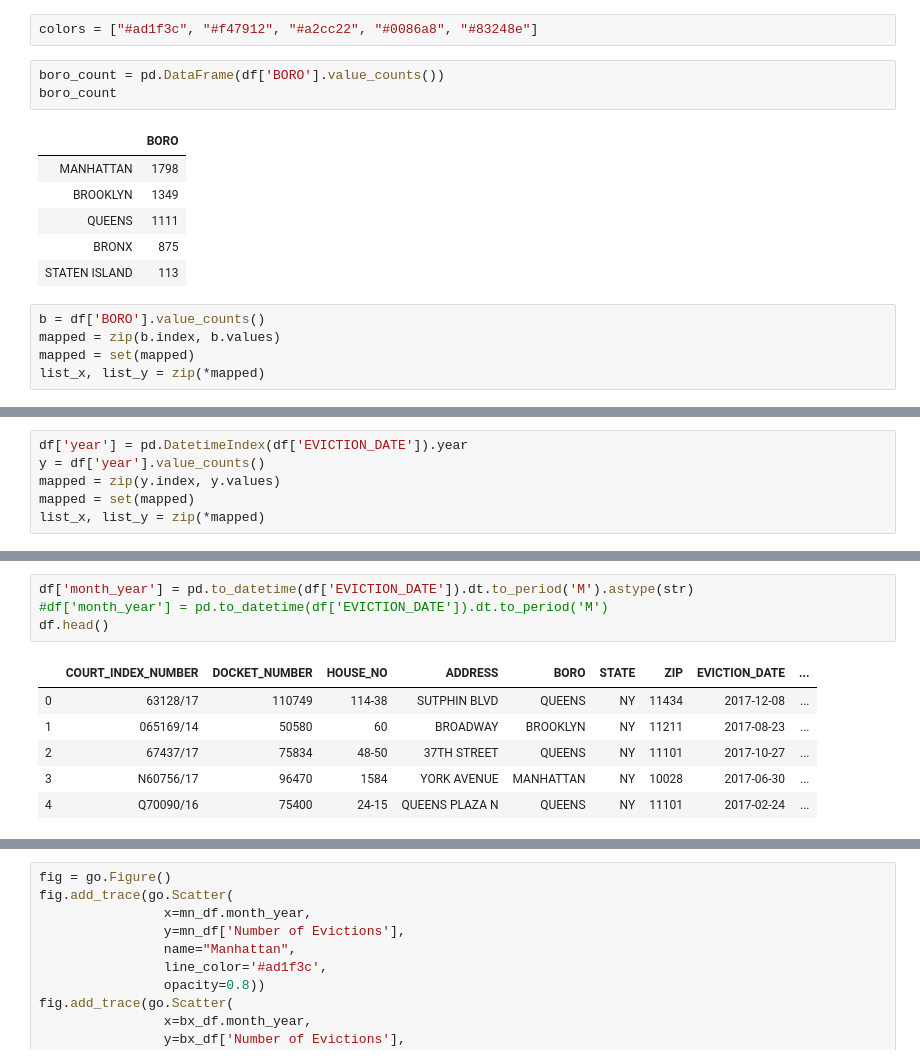
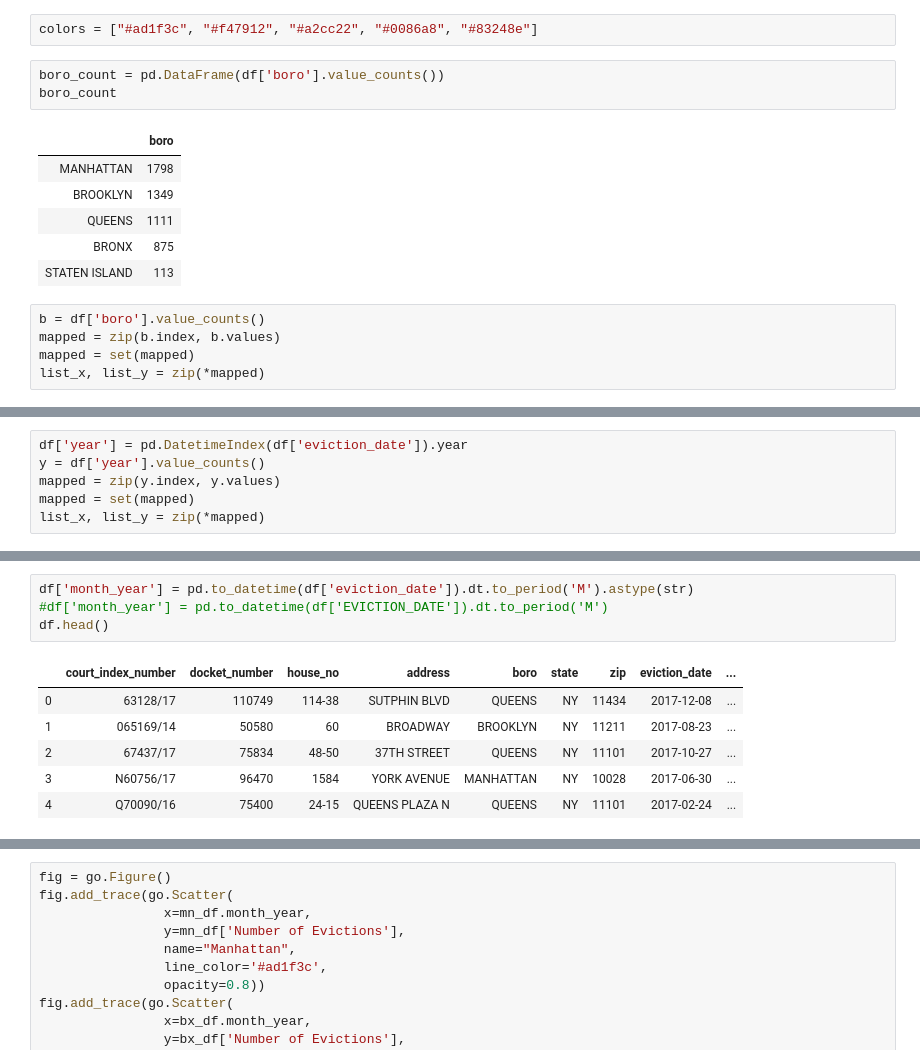
Before and after one commit to annmorrisgis/evictions, a Jupyter notebook: notebooks/Evictions.ipynb, the cells around one changed output, grey strips where cells are left out. Saved outputs shown, nothing was run; the diff lists cells and outputs as text.

```diff
--- a/notebooks/Evictions.ipynb
+++ b/notebooks/Evictions.ipynb
@@ -22,17 +22,17 @@ df.head()
 # %%
 colors = ["#ad1f3c", "#f47912", "#a2cc22", "#0086a8", "#83248e"]
 # %%
-boro_count = pd.DataFrame(df['BORO'].value_counts())
+boro_count = pd.DataFrame(df['boro'].value_counts())
 boro_count
 # %% [output]
-|  | BORO |
+|  | boro |
 | MANHATTAN | 1798 |
 | BROOKLYN | 1349 |
 | QUEENS | 1111 |
 | BRONX | 875 |
 | STATEN ISLAND | 113 |
 # %%
-b = df['BORO'].value_counts()
+b = df['boro'].value_counts()
 mapped = zip(b.index, b.values)
 mapped = set(mapped)
 list_x, list_y = zip(*mapped)
@@ -67,7 +67,7 @@ fig.show()
 # %% [output]
 [interactive output not drawn]
 # %%
-df['year'] = pd.DatetimeIndex(df['EVICTION_DATE']).year
+df['year'] = pd.DatetimeIndex(df['eviction_date']).year
 y = df['year'].value_counts()
 mapped = zip(y.index, y.values)
 mapped = set(mapped)
@@ -91,11 +91,11 @@ fig.update_layout(title_text="NYC Commercial Evictions by Year: 2017-2020", widt
 # %% [output]
 [interactive output not drawn]
 # %%
-df['month_year'] = pd.to_datetime(df['EVICTION_DATE']).dt.to_period('M').astype(str)
+df['month_year'] = pd.to_datetime(df['eviction_date']).dt.to_period('M').astype(str)
 #df['month_year'] = pd.to_datetime(df['EVICTION_DATE']).dt.to_period('M')
 df.head()
 # %% [output]
-|  | COURT_INDEX_NUMBER | DOCKET_NUMBER | HOUSE_NO | ADDRESS | BORO | STATE | ZIP | EVICTION_DATE | ... |
+|  | court_index_number | docket_number | house_no | address | boro | state | zip | eviction_date | ... |
 | 0 | 63128/17 | 110749 | 114-38 | SUTPHIN BLVD | QUEENS | NY | 11434 | 2017-12-08 | ... |
 | 1 | 065169/14 | 50580 | 60 | BROADWAY | BROOKLYN | NY | 11211 | 2017-08-23 | ... |
 | 2 | 67437/17 | 75834 | 48-50 | 37TH STREET | QUEENS | NY | 11101 | 2017-10-27 | ... |
```
Also changed, not shown: parts of 3 cells of this notebook, 18 other files.
